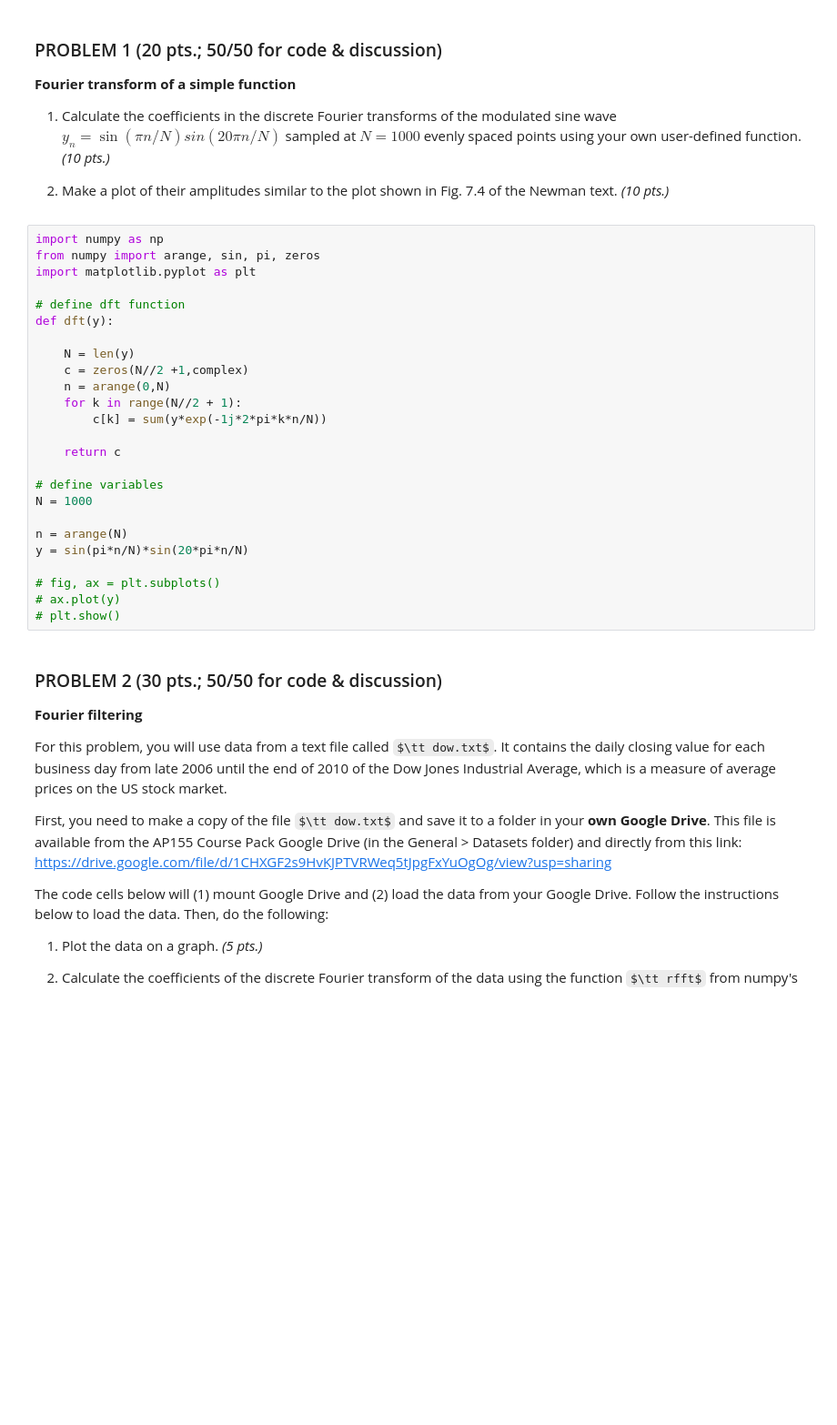
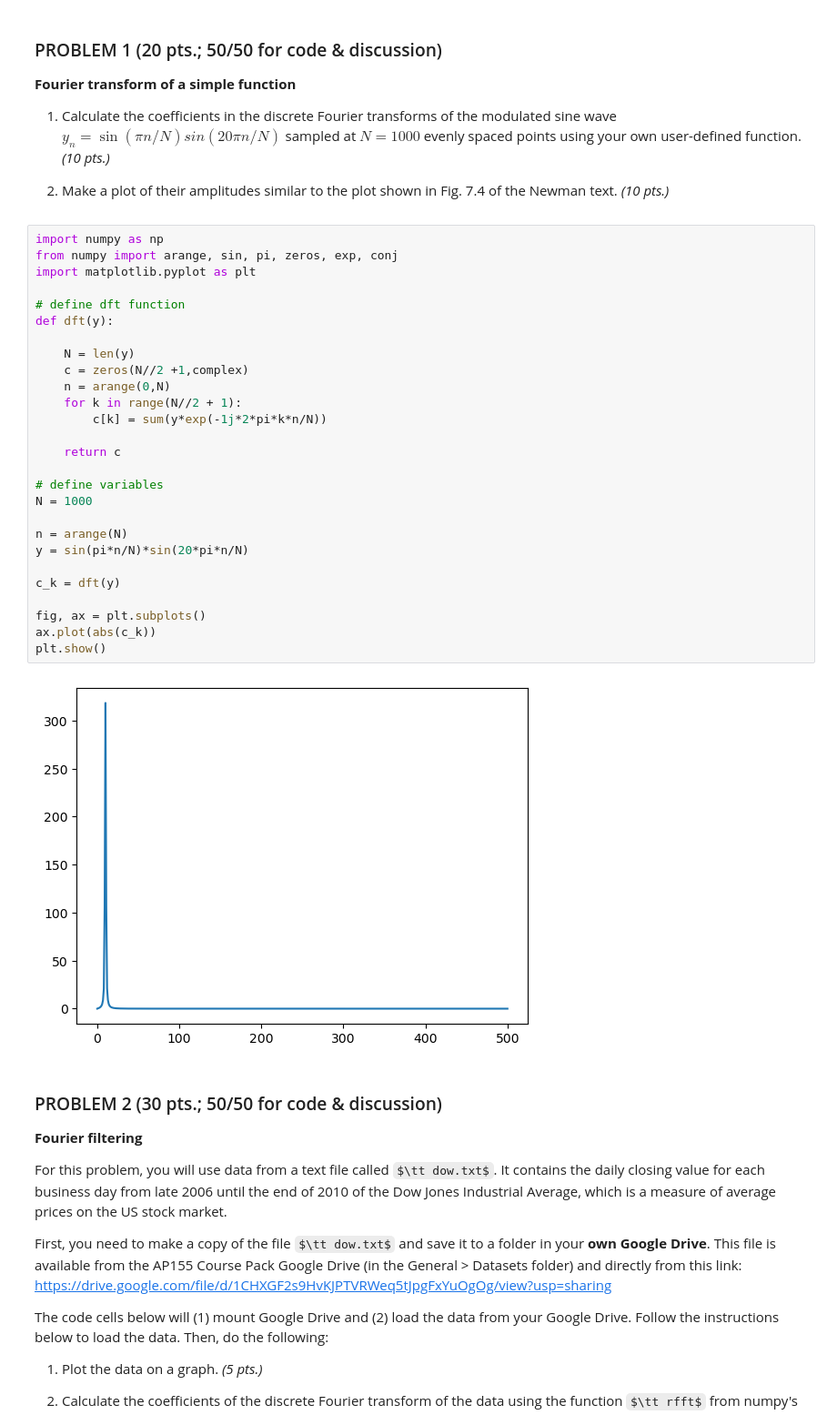
Before and after one commit to genvert/AP_155_HX-3_Vertudez, a Jupyter notebook: module 3/lab_assignment_module3.ipynb, the cells around one changed output. Shown at 91% size. Saved outputs shown, nothing was run; the diff lists cells and outputs as text; some formulas as TeX source; blank space fills up the shorter version.

```diff
--- a/module 3/lab_assignment_module3.ipynb
+++ b/module 3/lab_assignment_module3.ipynb
@@ -41,29 +41,33 @@ _Date and Time Scored (MM/DD/YYYY HH:MM AM/PM):_
 2. Make a plot of their amplitudes similar to the plot shown in Fig. 7.4 of the Newman text. *(10 pts.)*
 # %%
 import numpy as np
-from numpy import arange, sin, pi, zeros
+from numpy import arange, sin, pi, zeros, exp, conj
 import matplotlib.pyplot as plt
 
 # define dft function
 def dft(y):
 
     N = len(y)
     c = zeros(N//2 +1,complex)
     n = arange(0,N)
     for k in range(N//2 + 1):
         c[k] = sum(y*exp(-1j*2*pi*k*n/N))
 
     return c
 
 # define variables
 N = 1000
 
 n = arange(N)
 y = sin(pi*n/N)*sin(20*pi*n/N)
 
-# fig, ax = plt.subplots()
-# ax.plot(y)
-# plt.show()
+c_k = dft(y)
+
+fig, ax = plt.subplots()
+ax.plot(abs(c_k))
+plt.show()
+# %% [output]
+[figure, added]
 # %% [markdown]
 ### PROBLEM 2 (30 pts.; 50/50 for code & discussion)
 
```
Also changed, not shown: parts of 4 cells of this notebook.
